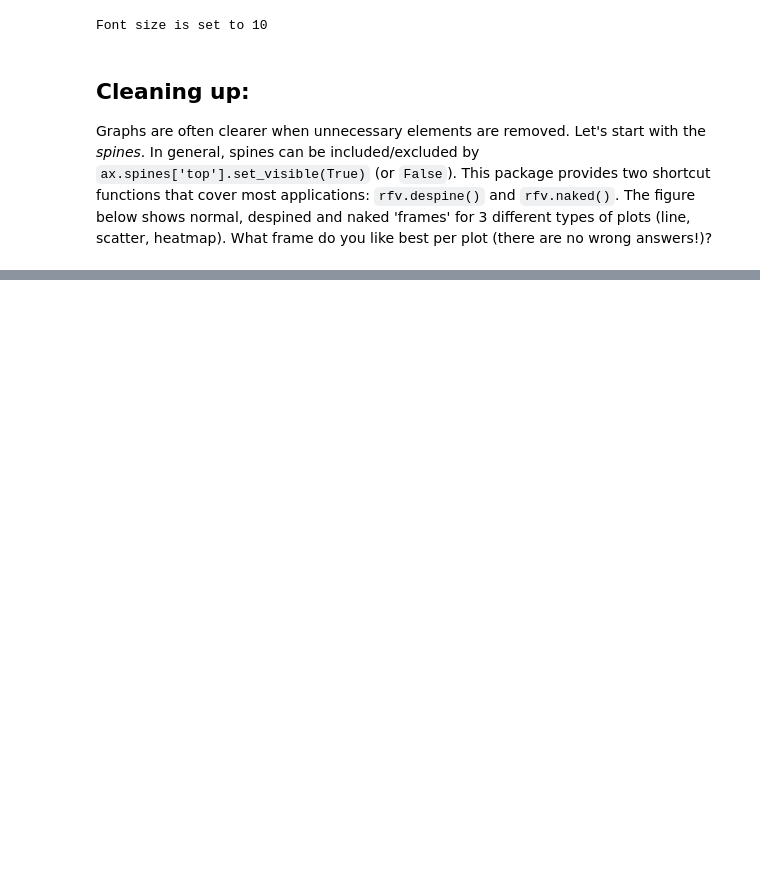
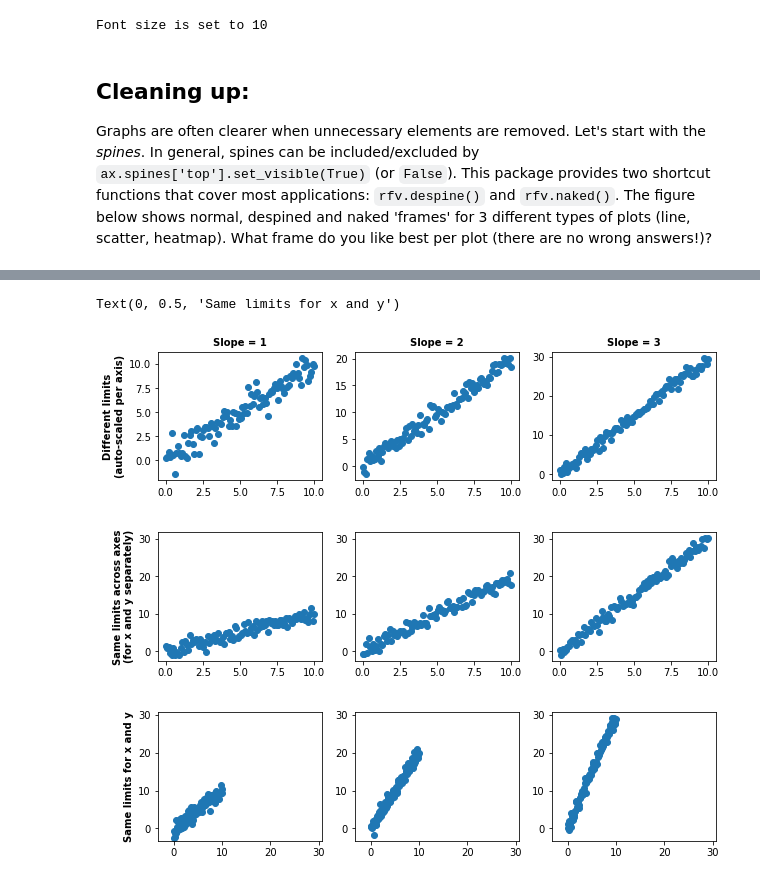
Before and after one commit to vdplasthijs/reproducible_figures, a Jupyter notebook: tutorial/RF4: Tidying up.ipynb, the cells around one changed output, grey strips where cells are left out. Saved outputs shown, nothing was run; the diff lists cells and outputs as text; code cells hidden in the pictures; blank space fills up the shorter version.

```diff
--- a/tutorial/RF4: Tidying up.ipynb
+++ b/tutorial/RF4: Tidying up.ipynb
@@ -65,0 +113,20 @@ Text(0.5, 1.0, 'Naked frame (0 spines)')
+# %%
+fig, ax = plt.subplots(3, 3, figsize=(10, 9), gridspec_kw={'wspace': 0.2, 'hspace': 0.4})
+
+for row in range(3):
+    for col in range(3):
+        tut.plot_scatter_along_line(ax=ax[row][col], slope=1 + col)
+        if row == 0:
+            ax[row][col].set_title(f'Slope = {1 + col}', weight='bold')
+
+rfv.equal_lims_n_axs(ax_list=ax[1])  # set equal limits for all axes in the second row
+rfv.equal_lims_n_axs(ax_list=ax[2])  # set equal limits for all axes in the third row
+for i_ax, curr_ax in enumerate(ax[2]):
+    rfv.equal_xy_lims(ax=curr_ax)  # set equal limits for x and y axes
+
+ax[0][0].set_ylabel('Different limits\n(auto-scaled per axis)', weight='bold')
+ax[1][0].set_ylabel('Same limits across axes\n(for x and y separately)', weight='bold')
+ax[2][0].set_ylabel('Same limits for x and y', weight='bold')
+# %% [output]
+Text(0, 0.5, 'Same limits for x and y')
+[figure, added]
```
Also changed, not shown: parts of 10 cells of this notebook, 4 other files.
